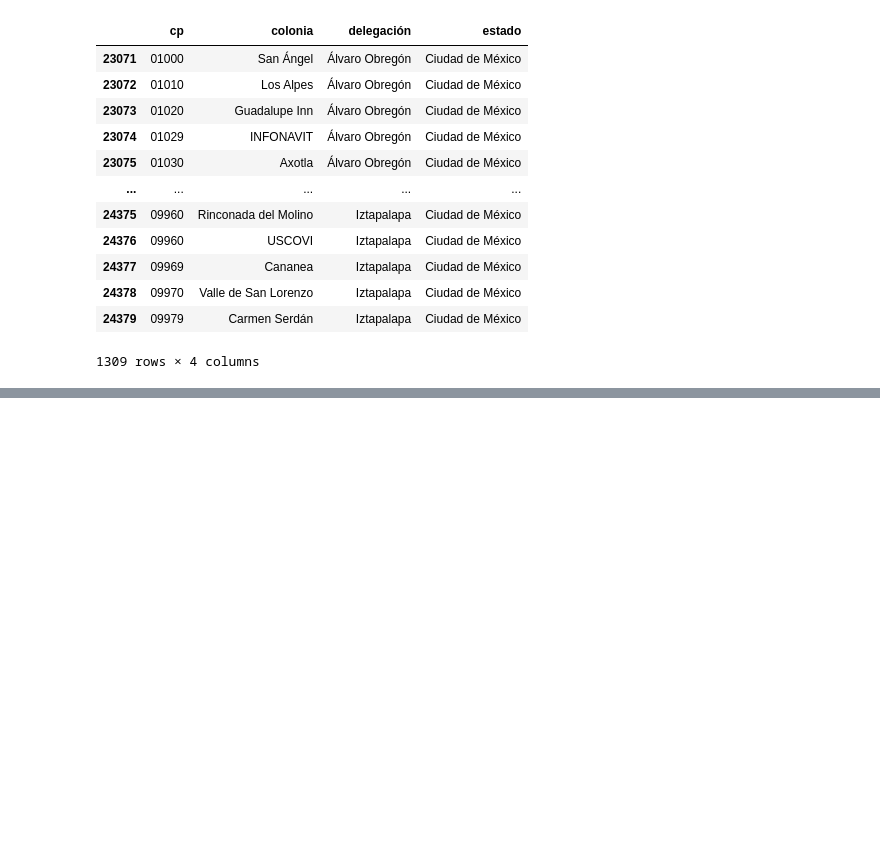
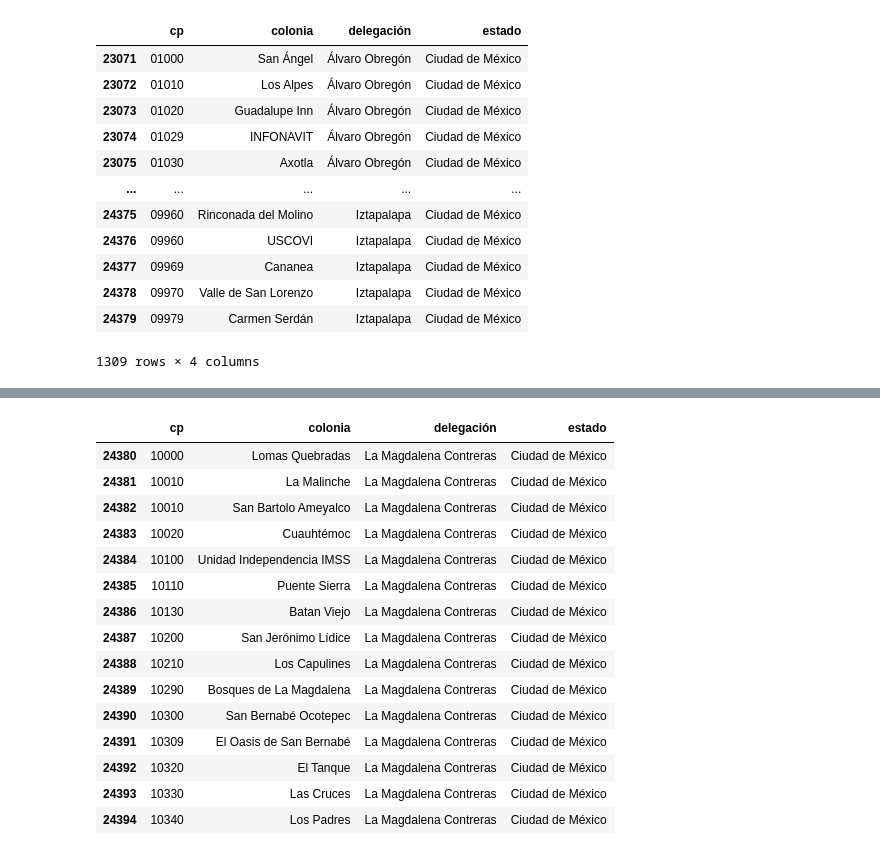
Before and after one commit to juancarlos-hurtado/TME_002, a Jupyter notebook: login/cp.ipynb, the cells around one changed output, grey strips where cells are left out. Saved outputs shown, nothing was run; the diff lists cells and outputs as text; code cells hidden in the pictures; blank space fills up the shorter version.

```diff
--- a/login/cp.ipynb
+++ b/login/cp.ipynb
@@ -313,0 +317,20 @@ clean_df
+# %%
+clean_df.sort_values('delegación')
+clean_df.head(15)
+# %% [output]
+|  | cp | colonia | delegación | estado |
+| 24380 | 10000 | Lomas Quebradas | La Magdalena Contreras | Ciudad de México |
+| 24381 | 10010 | La Malinche | La Magdalena Contreras | Ciudad de México |
+| 24382 | 10010 | San Bartolo Ameyalco | La Magdalena Contreras | Ciudad de México |
+| 24383 | 10020 | Cuauhtémoc | La Magdalena Contreras | Ciudad de México |
+| 24384 | 10100 | Unidad Independencia IMSS | La Magdalena Contreras | Ciudad de México |
+| 24385 | 10110 | Puente Sierra | La Magdalena Contreras | Ciudad de México |
+| 24386 | 10130 | Batan Viejo | La Magdalena Contreras | Ciudad de México |
+| 24387 | 10200 | San Jerónimo Lídice | La Magdalena Contreras | Ciudad de México |
+| 24388 | 10210 | Los Capulines | La Magdalena Contreras | Ciudad de México |
+| 24389 | 10290 | Bosques de La Magdalena | La Magdalena Contreras | Ciudad de México |
+| 24390 | 10300 | San Bernabé Ocotepec | La Magdalena Contreras | Ciudad de México |
+| 24391 | 10309 | El Oasis de San Bernabé | La Magdalena Contreras | Ciudad de México |
+| 24392 | 10320 | El Tanque | La Magdalena Contreras | Ciudad de México |
+| 24393 | 10330 | Las Cruces | La Magdalena Contreras | Ciudad de México |
+| 24394 | 10340 | Los Padres | La Magdalena Contreras | Ciudad de México |
```
Also changed, not shown: parts of 1 cell of this notebook, 23 other files.
